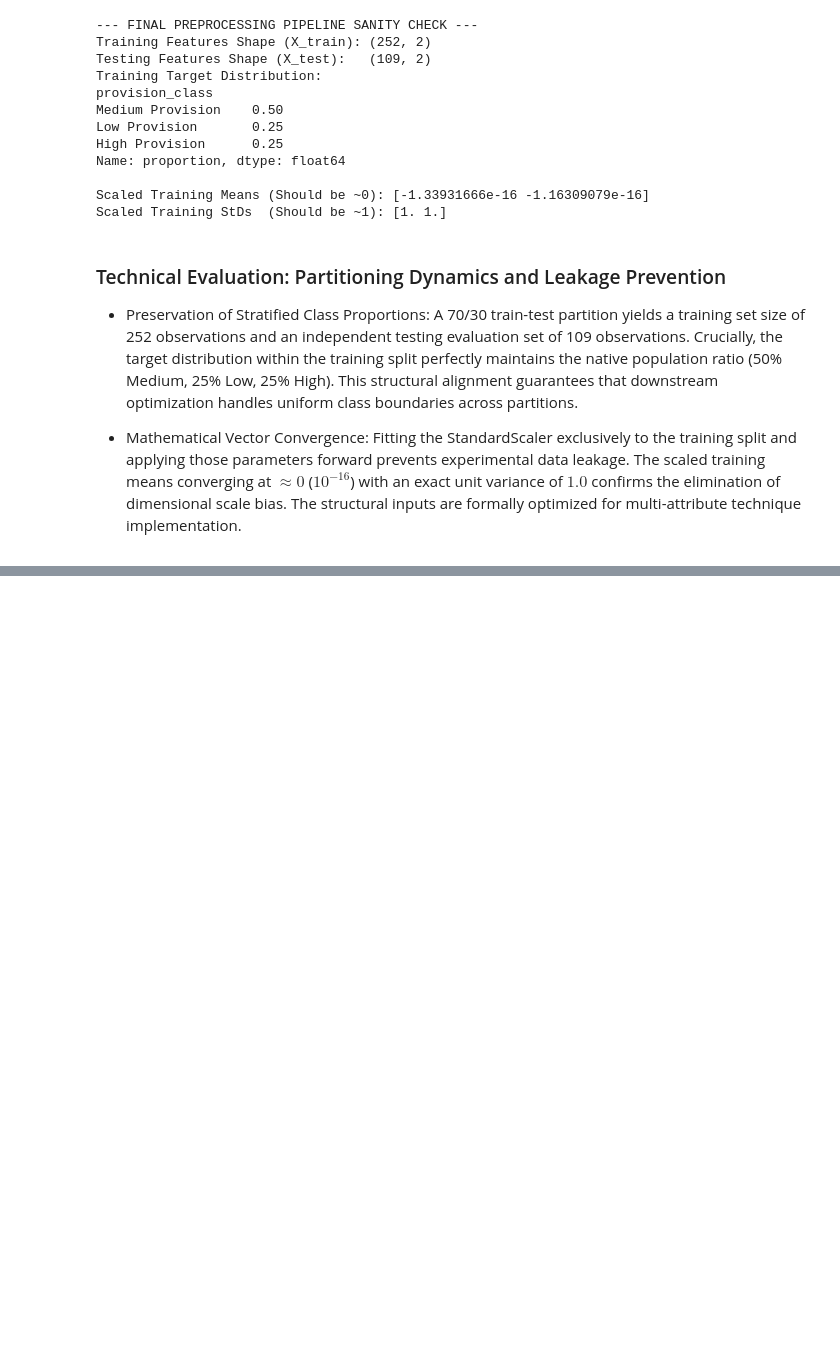
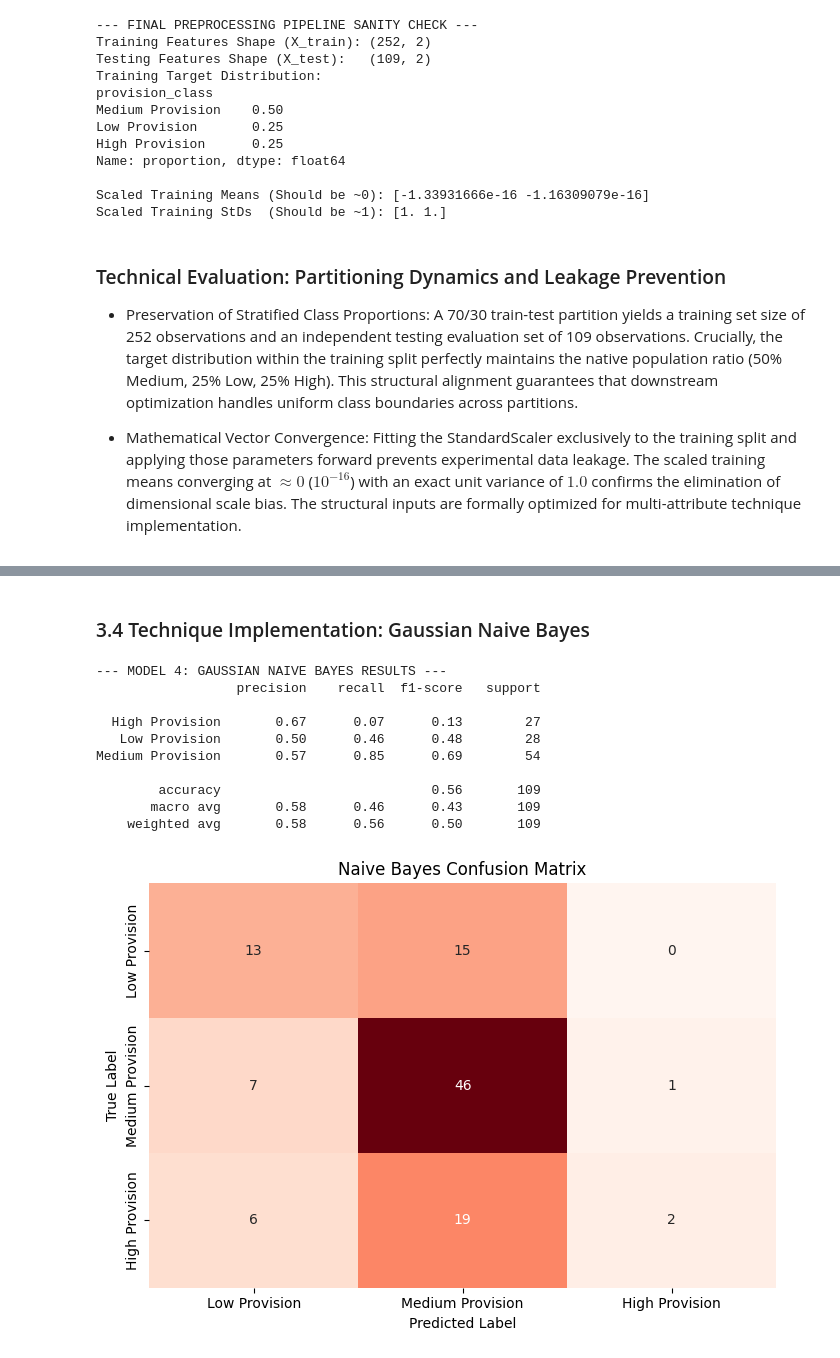
Before and after one commit to t3chE/uk-ev-infrastructure-classification, a Jupyter notebook: 2418010_A3_Notebook.ipynb, the cells around one changed output, grey strips where cells are left out. Drawn from its saved outputs; the diff is of its cells as text; code cells hidden in the pictures; blank space fills up the shorter version.

```diff
--- a/2418010_A3_Notebook.ipynb
+++ b/2418010_A3_Notebook.ipynb
@@ -493,0 +573,44 @@ Raw Confusion Matrix Indices:
+# %% [markdown]
+### 3.4 Technique Implementation: Gaussian Naive Bayes
+# %%
+import matplotlib.pyplot as plt
+import seaborn as sns
+from sklearn.naive_bayes import GaussianNB
+from sklearn.metrics import classification_report, confusion_matrix
+
+# 1. Instantiate the Gaussian Naive Bayes model
+nb_model = GaussianNB()
+
+# 2. Fit the model using the training data
+nb_model.fit(X_train_scaled, y_train)
+
+# 3. Generate predictions across the test partition
+nb_preds = nb_model.predict(X_test_scaled)
+
+# 4. Output the classification report
+print("--- MODEL 4: GAUSSIAN NAIVE BAYES RESULTS ---")
+print(classification_report(y_test, nb_preds, zero_division=0))
+
+# 5. Visualize the Confusion Matrix using a Seaborn Heatmap
+plt.figure(figsize=(7, 5))
+classes = ['Low Provision', 'Medium Provision', 'High Provision']
+cm_nb = confusion_matrix(y_test, nb_preds, labels=classes)
+
+sns.heatmap(cm_nb, annot=True, fmt='d', cmap='Reds', xticklabels=classes, yticklabels=classes, cbar=False)
+plt.title("Naive Bayes Confusion Matrix")
+plt.xlabel("Predicted Label")
+plt.ylabel("True Label")
+plt.tight_layout()
+plt.show()
+# %% [output]
+--- MODEL 4: GAUSSIAN NAIVE BAYES RESULTS ---
+                  precision    recall  f1-score   support
+
+  High Provision       0.67      0.07      0.13        27
+   Low Provision       0.50      0.46      0.48        28
+Medium Provision       0.57      0.85      0.69        54
+
+        accuracy                           0.56       109
+       macro avg       0.58      0.46      0.43       109
+    weighted avg       0.58      0.56      0.50       109
+[figure, added]
```
Also changed, not shown: parts of 11 cells of this notebook.
